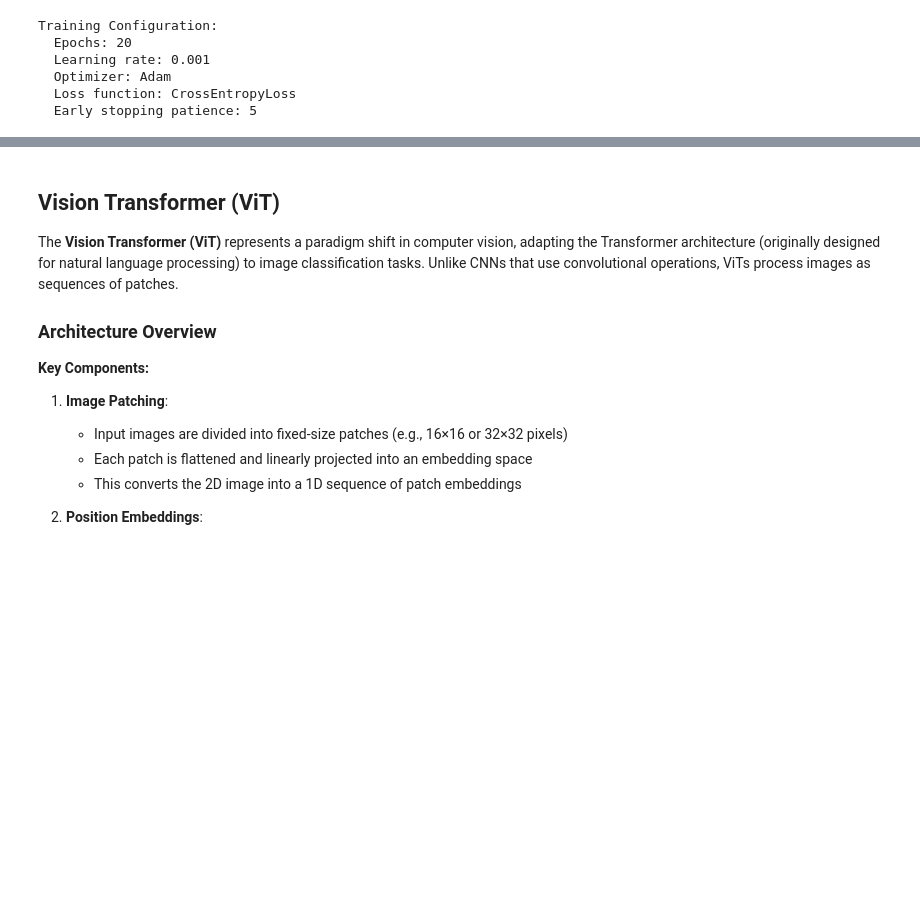
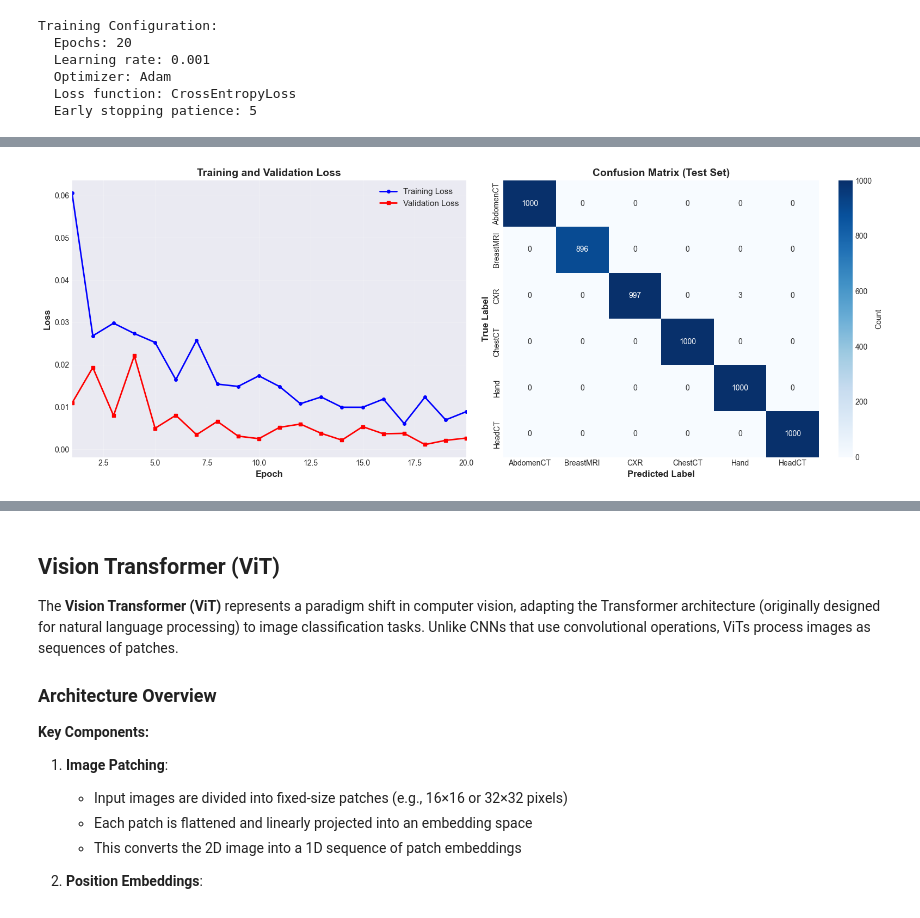
Before and after one commit to istvan-knab/machine_vision_homework_projects, a Jupyter notebook: classification.ipynb, the cells around one changed output, grey strips where cells are left out. Saved outputs shown, nothing was run; the diff lists cells and outputs as text; code cells hidden in the pictures; blank space fills up the shorter version.

Commit message:
Add evaluation

```diff
--- a/classification.ipynb
+++ b/classification.ipynb
@@ -706,0 +767,74 @@ KeyboardInterrupt:
+# %%
+# ============================================================================
+# Model Evaluation: Training Curves and Confusion Matrix
+# ============================================================================
+import matplotlib.pyplot as plt
+from sklearn.metrics import confusion_matrix, classification_report
+import seaborn as sns
+import numpy as np
+
+# Set style for better-looking plots
+plt.style.use('seaborn-v0_8-darkgrid')
+sns.set_palette("husl")
+
+# Create figure with two subplots side by side
+fig, (ax1, ax2) = plt.subplots(1, 2, figsize=(16, 6))
+
+# ============================================================================
+# Plot 1: Training and Validation Loss Curves
+# ============================================================================
+epochs = range(1, len(history_custom['train_loss']) + 1)
+
+ax1.plot(epochs, history_custom['train_loss'], 'b-', label='Training Loss', linewidth=2, marker='o', markersize=4)
+ax1.plot(epochs, history_custom['val_loss'], 'r-', label='Validation Loss', linewidth=2, marker='s', markersize=4)
+ax1.set_xlabel('Epoch', fontsize=12, fontweight='bold')
+ax1.set_ylabel('Loss', fontsize=12, fontweight='bold')
+ax1.set_title('Training and Validation Loss', fontsize=14, fontweight='bold')
+ax1.legend(fontsize=11, loc='best')
+ax1.grid(True, alpha=0.3)
+ax1.set_xlim([1, len(epochs)])
+
+# ============================================================================
+# Plot 2: Confusion Matrix on Test Set
+# ============================================================================
+# Evaluate model on test set
+custom_model.eval()
+all_preds = []
+all_labels = []
+
+with torch.no_grad():
+    for images, labels in test_loader:
+        images, labels = images.to(device), labels.to(device)
+        outputs = custom_model(images)
+        _, predicted = torch.max(outputs.data, 1)
+        all_preds.extend(predicted.cpu().numpy())
+        all_labels.extend(labels.cpu().numpy())
+
+# Generate confusion matrix
+cm = confusion_matrix(all_labels, all_preds)
+
+# Plot confusion matrix
+sns.heatmap(cm, annot=True, fmt='d', cmap='Blues', ax=ax2,
+            xticklabels=class_names, yticklabels=class_names,
+            cbar_kws={'label': 'Count'})
+ax2.set_xlabel('Predicted Label', fontsize=12, fontweight='bold')
+ax2.set_ylabel('True Label', fontsize=12, fontweight='bold')
+ax2.set_title('Confusion Matrix (Test Set)', fontsize=14, fontweight='bold')
+ax2.tick_params(axis='both', which='major', labelsize=10)
+
+plt.tight_layout()
+plt.show()
+
+# Print classification report
+print("\n" + "="*60)
+print("Classification Report (Test Set)")
+print("="*60)
+print(classification_report(all_labels, all_preds, target_names=class_names, digits=4))
+
+# Calculate and print overall accuracy
+test_accuracy = 100 * np.sum(np.array(all_preds) == np.array(all_labels)) / len(all_labels)
+print(f"\nOverall Test Accuracy: {test_accuracy:.2f}%")
+print(f"Total Test Samples: {len(all_labels)}")
+print("="*60)
+# %% [output]
+[figure, added]
```
Also changed, not shown: parts of 13 cells of this notebook, 1 other file.
